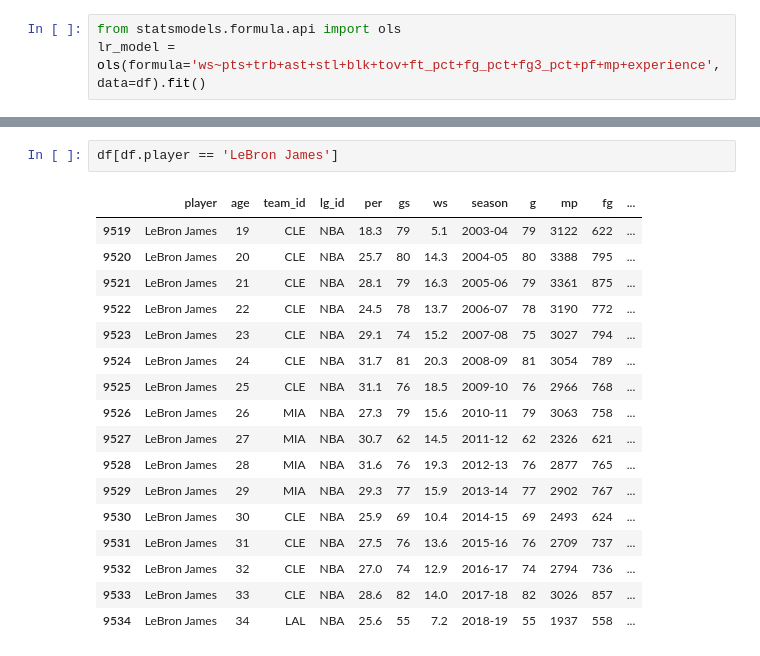
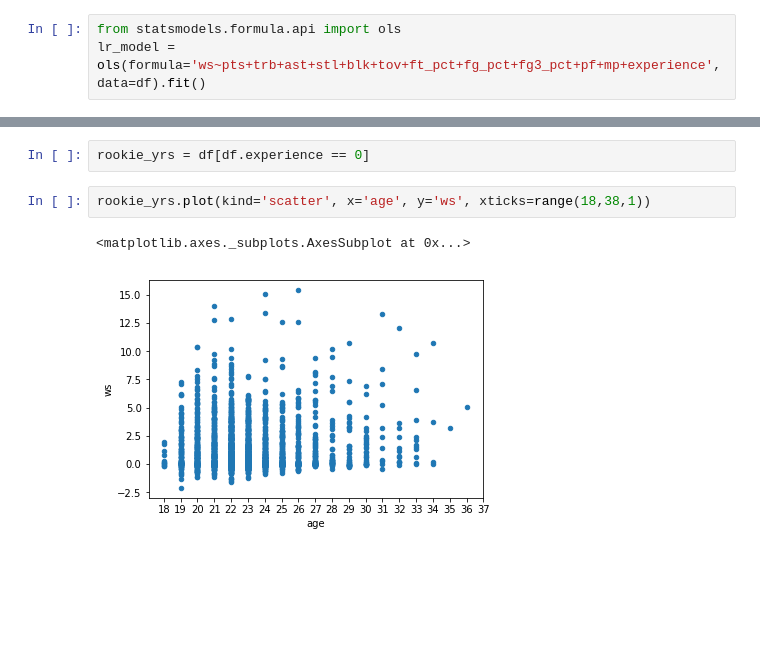
Before and after one commit to pauly51994/Ball_is_lyfe, a Jupyter notebook: EDA_and_modelling.ipynb, the cells around one changed output, grey strips where cells are left out. Saved outputs shown, nothing was run; the diff lists cells and outputs as text; blank space fills up the shorter version.

```diff
--- a/EDA_and_modelling.ipynb
+++ b/EDA_and_modelling.ipynb
@@ -123,20 +152,7 @@ sns.heatmap(df.corr(), annot=True)
-# %%
-df[df.player == 'LeBron James']
-# %% [output]
-|  | player | age | team_id | lg_id | per | gs | ws | season | g | mp | fg | ... |
-| 9519 | LeBron James | 19 | CLE | NBA | 18.3 | 79 | 5.1 | 2003-04 | 79 | 3122 | 622 | ... |
-| 9520 | LeBron James | 20 | CLE | NBA | 25.7 | 80 | 14.3 | 2004-05 | 80 | 3388 | 795 | ... |
-| 9521 | LeBron James | 21 | CLE | NBA | 28.1 | 79 | 16.3 | 2005-06 | 79 | 3361 | 875 | ... |
-| 9522 | LeBron James | 22 | CLE | NBA | 24.5 | 78 | 13.7 | 2006-07 | 78 | 3190 | 772 | ... |
-| 9523 | LeBron James | 23 | CLE | NBA | 29.1 | 74 | 15.2 | 2007-08 | 75 | 3027 | 794 | ... |
-| 9524 | LeBron James | 24 | CLE | NBA | 31.7 | 81 | 20.3 | 2008-09 | 81 | 3054 | 789 | ... |
-| 9525 | LeBron James | 25 | CLE | NBA | 31.1 | 76 | 18.5 | 2009-10 | 76 | 2966 | 768 | ... |
-| 9526 | LeBron James | 26 | MIA | NBA | 27.3 | 79 | 15.6 | 2010-11 | 79 | 3063 | 758 | ... |
-| 9527 | LeBron James | 27 | MIA | NBA | 30.7 | 62 | 14.5 | 2011-12 | 62 | 2326 | 621 | ... |
-| 9528 | LeBron James | 28 | MIA | NBA | 31.6 | 76 | 19.3 | 2012-13 | 76 | 2877 | 765 | ... |
-| 9529 | LeBron James | 29 | MIA | NBA | 29.3 | 77 | 15.9 | 2013-14 | 77 | 2902 | 767 | ... |
-| 9530 | LeBron James | 30 | CLE | NBA | 25.9 | 69 | 10.4 | 2014-15 | 69 | 2493 | 624 | ... |
-| 9531 | LeBron James | 31 | CLE | NBA | 27.5 | 76 | 13.6 | 2015-16 | 76 | 2709 | 737 | ... |
-| 9532 | LeBron James | 32 | CLE | NBA | 27.0 | 74 | 12.9 | 2016-17 | 74 | 2794 | 736 | ... |
-| 9533 | LeBron James | 33 | CLE | NBA | 28.6 | 82 | 14.0 | 2017-18 | 82 | 3026 | 857 | ... |
-| 9534 | LeBron James | 34 | LAL | NBA | 25.6 | 55 | 7.2 | 2018-19 | 55 | 1937 | 558 | ... |
+# %%
+rookie_yrs = df[df.experience == 0]
+# %%
+rookie_yrs.plot(kind='scatter', x='age', y='ws', xticks=range(18,38,1))
+# %% [output]
+<matplotlib.axes._subplots.AxesSubplot at 0x...>
+[figure, added]
```
Also changed, not shown: parts of 45 cells of this notebook, 9 other files.
